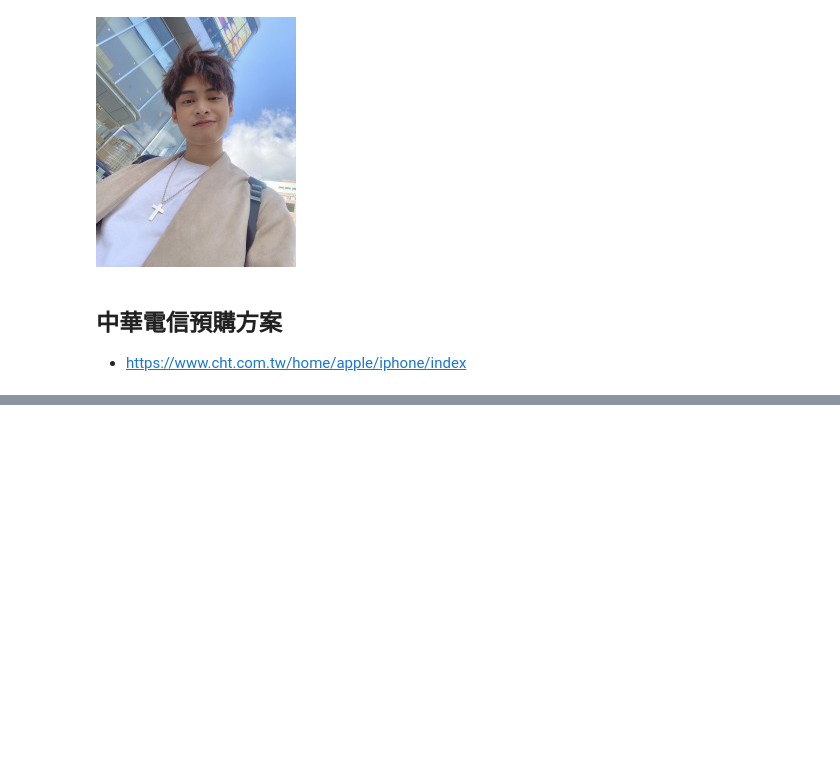
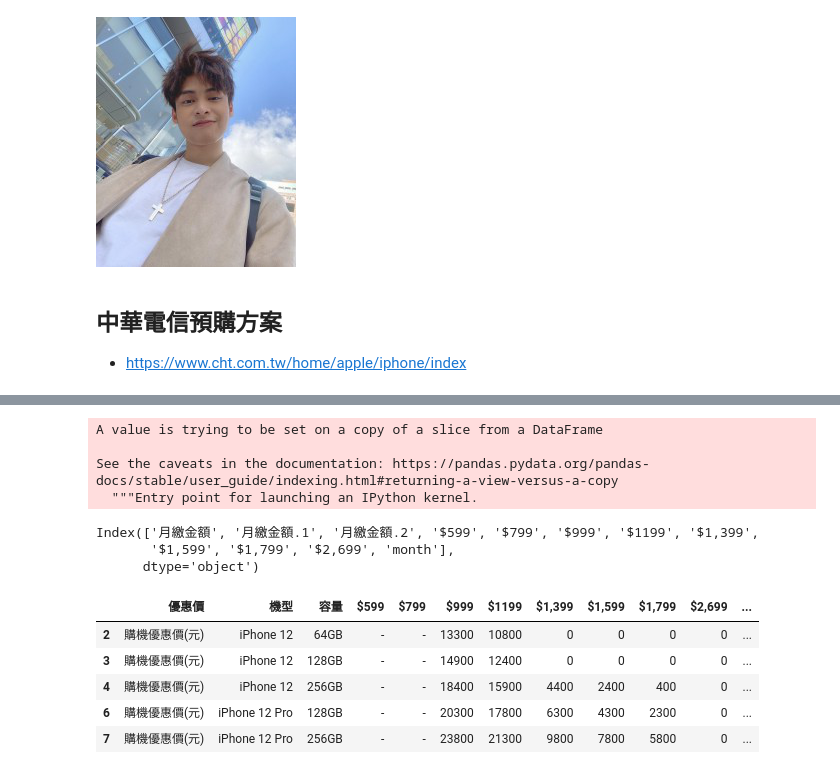
Before and after one commit to ywchiu/twm_crawler, a Jupyter notebook: Demo20201023.ipynb, the cells around one changed output, grey strips where cells are left out. Saved outputs shown, nothing was run; the diff lists cells and outputs as text; code cells hidden in the pictures; blank space fills up the shorter version.

```diff
--- a/Demo20201023.ipynb
+++ b/Demo20201023.ipynb
@@ -734,0 +777,29 @@ for rec in soup.select('.lazy_imgs_ltn'):
+# %%
+df['month'].ffill(inplace=True)
+# %%
+df2 = df[~df['月繳金額.1'].str.contains('個月')]
+# %%
+df2.dropna(inplace=True)
+# %% [output]
+A value is trying to be set on a copy of a slice from a DataFrame
+
+See the caveats in the documentation: https://pandas.pydata.org/pandas-docs/stable/user_guide/indexing.html#returning-a-view-versus-a-copy
+  """Entry point for launching an IPython kernel.
+# %%
+df2.columns
+# %% [output]
+Index(['月繳金額', '月繳金額.1', '月繳金額.2', '$599', '$799', '$999', '$1199', '$1,399',
+       '$1,599', '$1,799', '$2,699', 'month'],
+      dtype='object')
+# %%
+df2.columns = ['優惠價', '機型', '容量', '$599', '$799', '$999', '$1199', '$1,399',
+       '$1,599', '$1,799', '$2,699', 'month']
+# %%
+df2.head()
+# %% [output]
+|  | 優惠價 | 機型 | 容量 | $599 | $799 | $999 | $1199 | $1,399 | $1,599 | $1,799 | $2,699 | ... |
+| 2 | 購機優惠價(元) | iPhone 12 | 64GB | - | - | 13300 | 10800 | 0 | 0 | 0 | 0 | ... |
+| 3 | 購機優惠價(元) | iPhone 12 | 128GB | - | - | 14900 | 12400 | 0 | 0 | 0 | 0 | ... |
+| 4 | 購機優惠價(元) | iPhone 12 | 256GB | - | - | 18400 | 15900 | 4400 | 2400 | 400 | 0 | ... |
+| 6 | 購機優惠價(元) | iPhone 12 Pro | 128GB | - | - | 20300 | 17800 | 6300 | 4300 | 2300 | 0 | ... |
+| 7 | 購機優惠價(元) | iPhone 12 Pro | 256GB | - | - | 23800 | 21300 | 9800 | 7800 | 5800 | 0 | ... |
```
Also changed, not shown: parts of 19 cells of this notebook.
